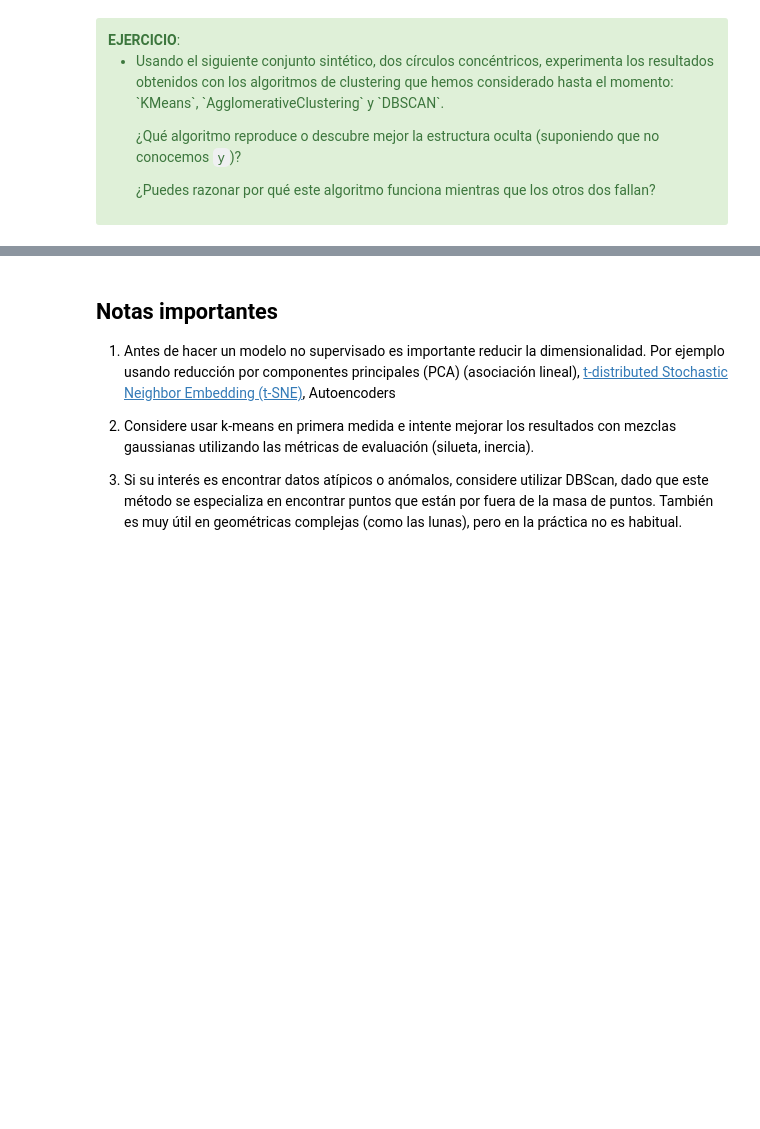
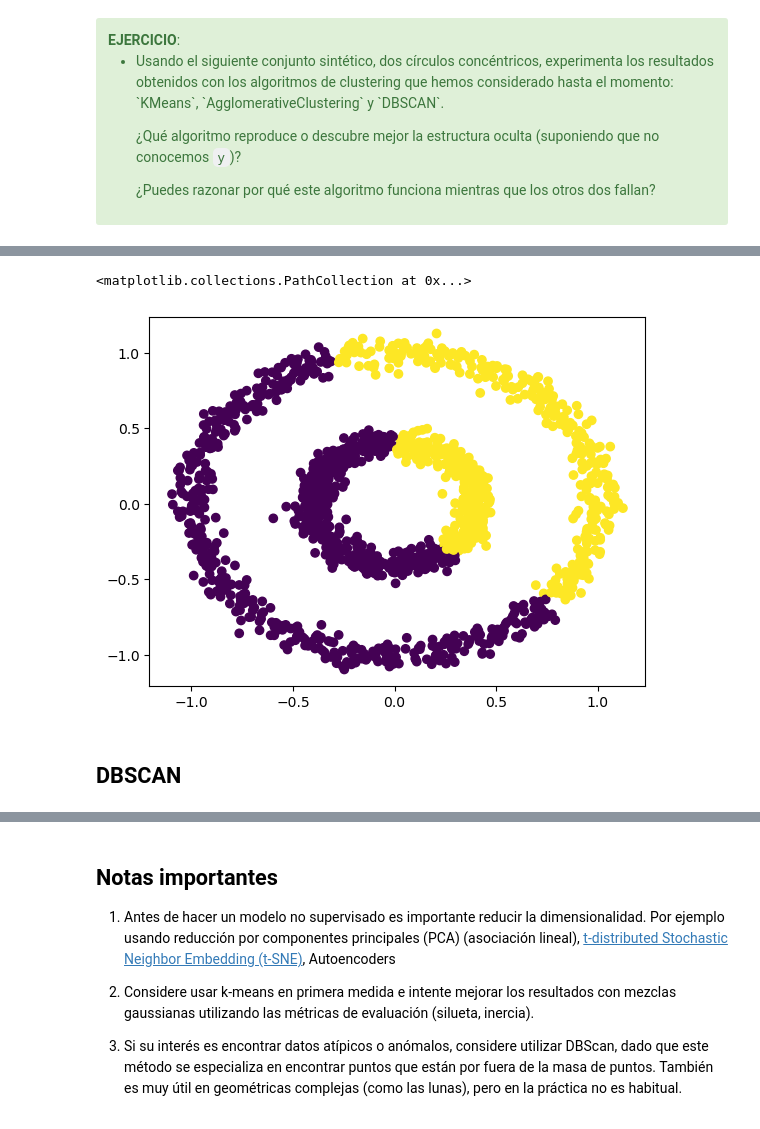
Before and after one commit to Wilsonsr/Metodos-Estadisticos, a Jupyter notebook: CUADERNOS/DBSCAN.ipynb, the cells around one changed output, grey strips where cells are left out. Cells and saved outputs as stored; diff of their text form; code cells hidden in the pictures; blank space fills up the shorter version.

```diff
--- a/CUADERNOS/DBSCAN.ipynb
+++ b/CUADERNOS/DBSCAN.ipynb
@@ -153,0 +225,22 @@ plt.scatter(X[:, 0], X[:, 1], c=y);
+# %%
+from sklearn.cluster import AgglomerativeClustering
+
+### crear modelo
+
+modelo_aglomer=AgglomerativeClustering(n_clusters=2, metric="euclidean",
+                                       linkage="ward")
+
+
+### ajustar modelo - Entrenar
+modelo_aglomer.fit(X)
+
+
+#####
+etiquetas_aglomer= modelo_aglomer.labels_
+# %%
+plt.scatter(X[:,0], X[:,1], c=etiquetas_aglomer)
+# %% [output]
+<matplotlib.collections.PathCollection at 0x...>
+[figure, added]
+# %% [markdown]
+## DBSCAN
```
Also changed, not shown: parts of 18 cells of this notebook.
